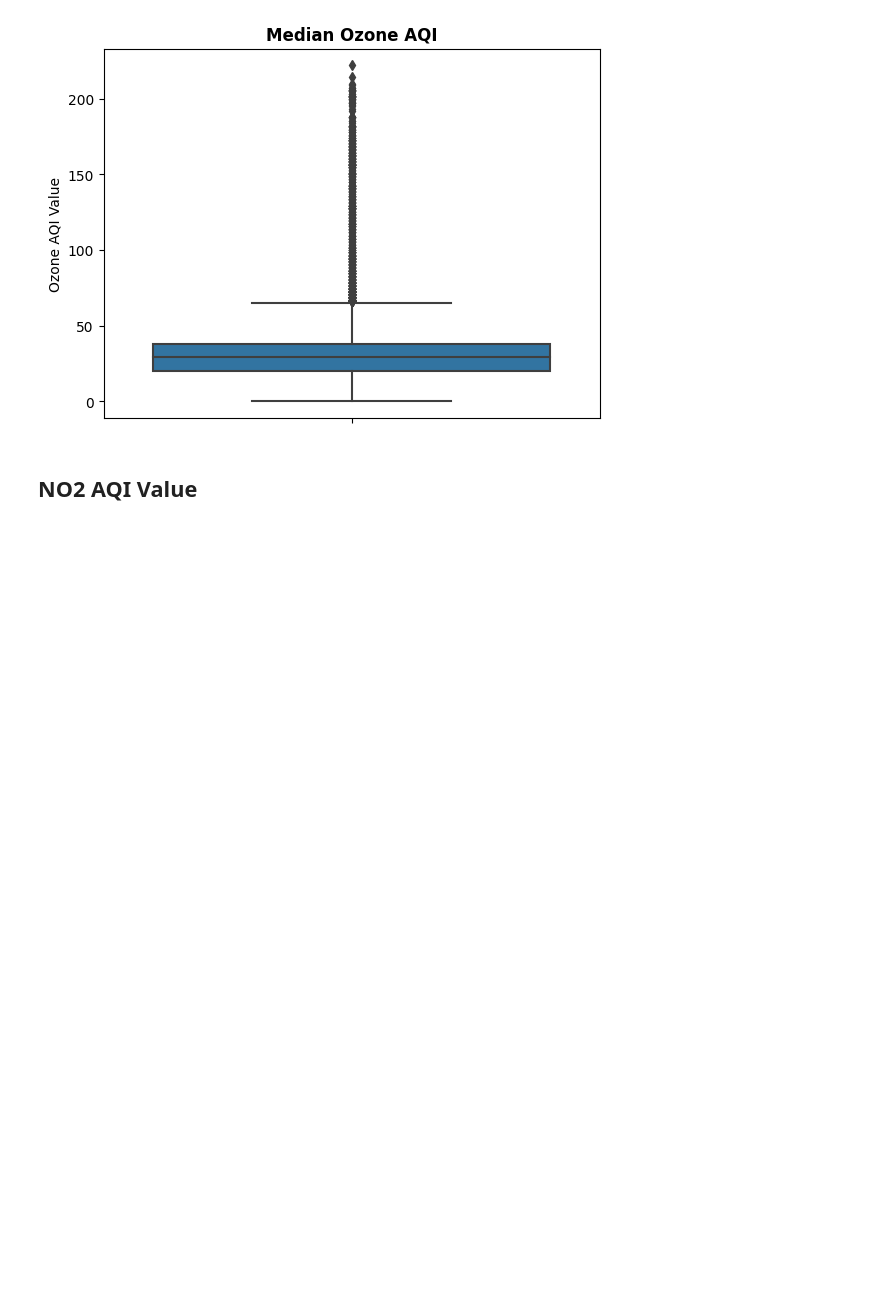
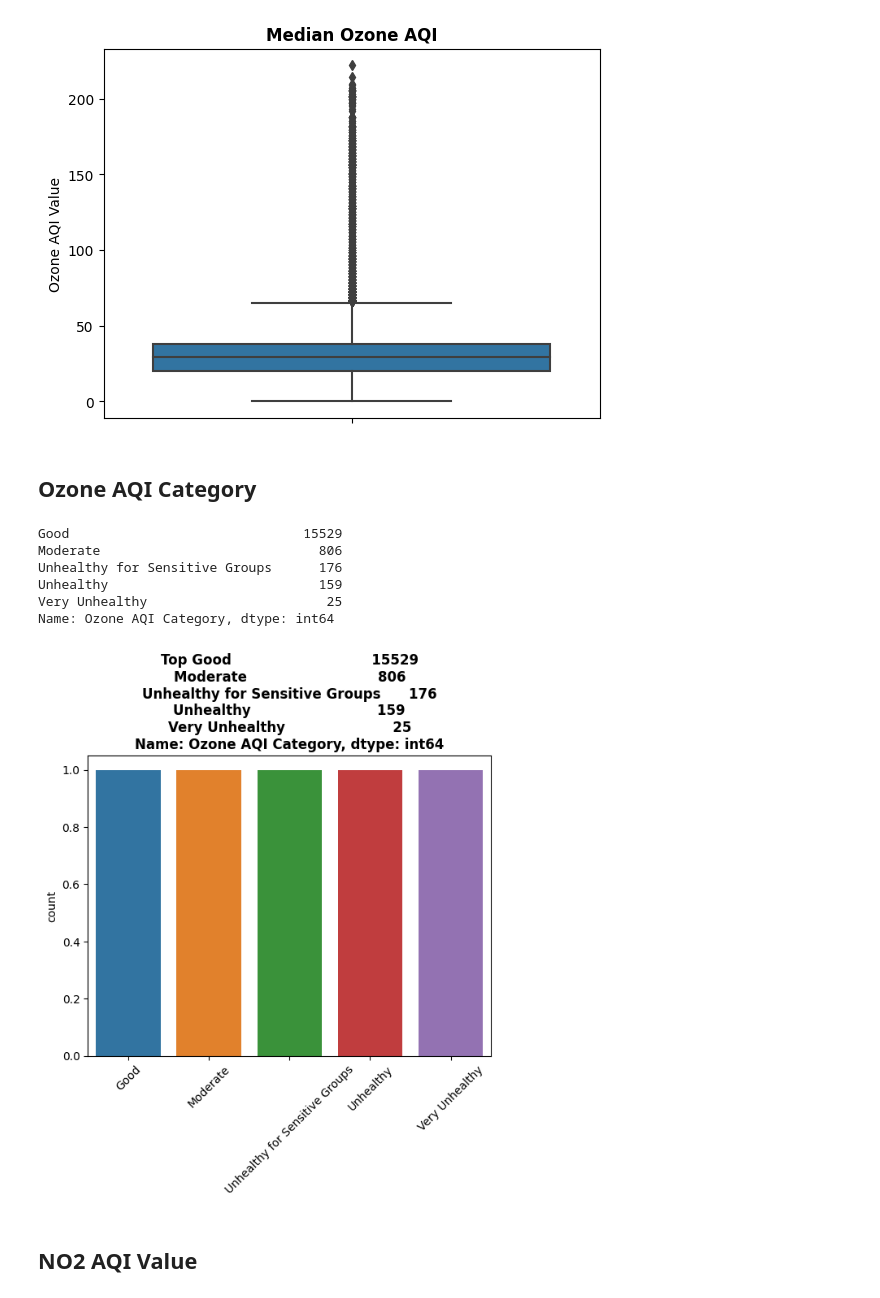
Before and after one commit to eckoecho/Project-2, a Jupyter notebook: World_Air_Quality_Index_by_City_and_Coordinates.ipynb, the cells around one changed output. Drawn from its saved outputs; the diff is of its cells as text; code cells hidden in the pictures; blank space fills up the shorter version.

```diff
--- a/World_Air_Quality_Index_by_City_and_Coordinates.ipynb
+++ b/World_Air_Quality_Index_by_City_and_Coordinates.ipynb
@@ -126,3 +130,12 @@ Name: Country, Length: 174, dtype: int64
+# %%
+def make_visual(column=""):
+    top_column = df[column].value_counts().head()
+    print(top_column)
+#Plotting Countries in Countplot
+    fig, ax = plt.subplots()
+    sns.countplot(df, x=top_column.index)
+    plt.xticks(rotation=45)
+    ax.set_title(f"Top {top_column}", fontweight="bold");
 # %% [markdown]
 ## Country
 # %%
@@ -188,6 +237,18 @@ sns.boxplot(df, y="Ozone AQI Value")
 ax.set_title("Median Ozone AQI", fontweight="bold");
 # %% [output]
 [figure]
+# %% [markdown]
+## Ozone AQI Category
+# %%
+make_visual(column="Ozone AQI Category")
+# %% [output]
+Good                              15529
+Moderate                            806
+Unhealthy for Sensitive Groups      176
+Unhealthy                           159
+Very Unhealthy                       25
+Name: Ozone AQI Category, dtype: int64
+[figure, added]
 # %% [markdown]
 ## NO2 AQI Value
 # %%
```
Also changed, not shown: parts of 8 cells of this notebook.
